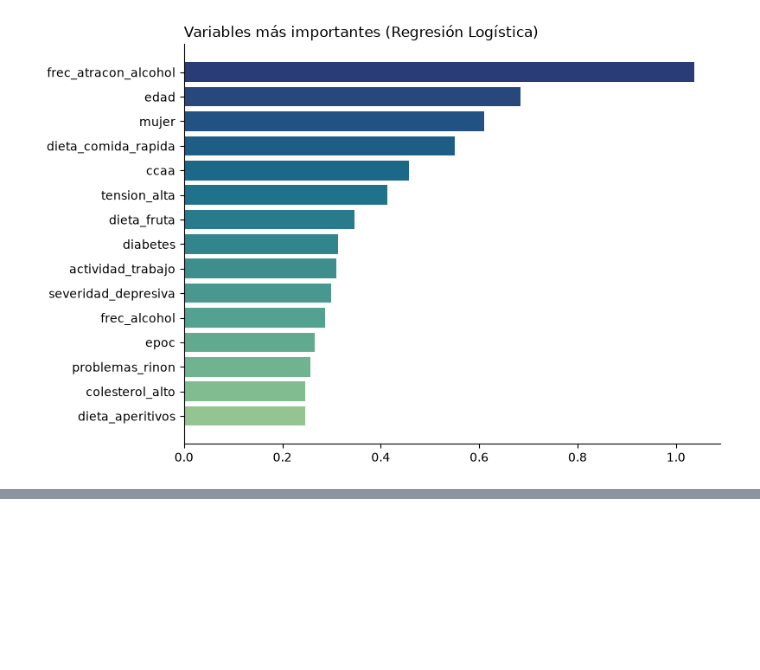
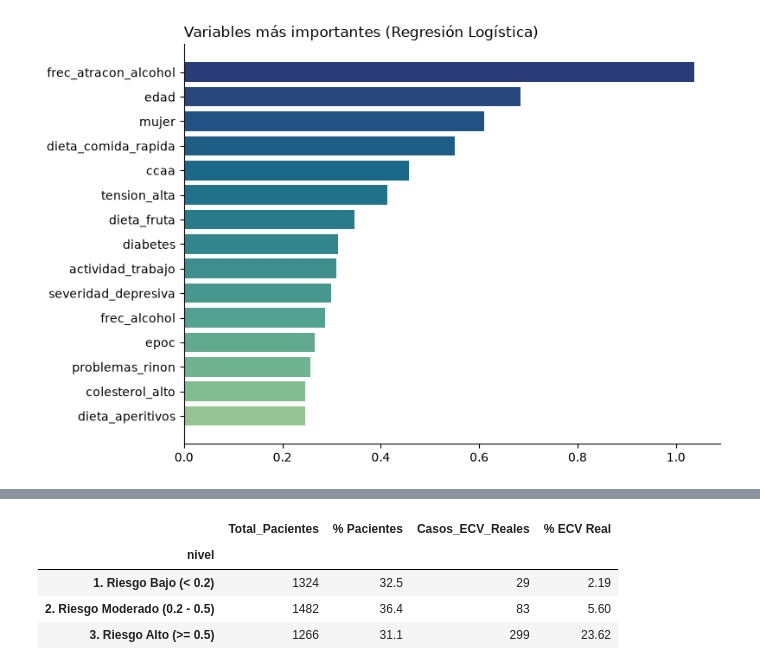
Before and after one commit to jorgeshzhndz/Riesgo_Cardiovascular_ML, a Jupyter notebook: notebooks/03_EntrenamientoEvaluación.ipynb, the cells around one changed output, grey strips where cells are left out. Saved outputs shown, nothing was run; the diff lists cells and outputs as text; code cells hidden in the pictures; blank space fills up the shorter version.

```diff
--- a/notebooks/03_EntrenamientoEvaluación.ipynb
+++ b/notebooks/03_EntrenamientoEvaluación.ipynb
@@ -391,3 +355,33 @@ display(resumen_riesgo[["Total_Pacientes", "% Pacientes", "Casos_ECV_Reales", "%
+# %%
+# --- ESTRATIFICACIÓN POR NIVELES DE RIESGO ---
+CORTES = (0.2, 0.5)
+NIVELES = ["1. Riesgo Bajo (< 0.2)", "2. Riesgo Moderado (0.2 - 0.5)", "3. Riesgo Alto (>= 0.5)"]
+
+def clasificar_riesgo(modelo, X, cortes=CORTES):
+    p = modelo.predict_proba(X)[:, 1]
+    nivel = np.select([p < cortes[0], p < cortes[1]], NIVELES[:2], default=NIVELES[2])
+    return pd.DataFrame({"probabilidad": p, "nivel": nivel}, index=X.index)
+
+# Aplicamos la función a test
+df_riesgo = clasificar_riesgo(modelo_final, X_test)
+df_riesgo["ECV_Real"] = y_test
+
+# Tabla resumen (igual que la tuya, cambiando el nombre de la columna)
+resumen_riesgo = df_riesgo.groupby("nivel").agg(
+    Total_Pacientes=("ECV_Real", "count"),
+    Casos_ECV_Reales=("ECV_Real", "sum"),
+    Prevalencia_Real=("ECV_Real", "mean")
+)
+resumen_riesgo["% Pacientes"] = (resumen_riesgo["Total_Pacientes"] / len(df_riesgo) * 100).round(1)
+resumen_riesgo["% ECV Real"] = (resumen_riesgo["Prevalencia_Real"] * 100).round(2)
+
+display(resumen_riesgo[["Total_Pacientes", "% Pacientes", "Casos_ECV_Reales", "% ECV Real"]])
+# %% [output]
+|  | Total_Pacientes | % Pacientes | Casos_ECV_Reales | % ECV Real |
+| nivel |  |  |  |  |
+| 1. Riesgo Bajo (< 0.2) | 1324 | 32.5 | 29 | 2.19 |
+| 2. Riesgo Moderado (0.2 - 0.5) | 1482 | 36.4 | 83 | 5.60 |
+| 3. Riesgo Alto (>= 0.5) | 1266 | 31.1 | 299 | 23.62 |
 # %%
 plt.figure(figsize=(7, 4))
 ax = sns.barplot(x=resumen_riesgo.index, y=resumen_riesgo["% ECV Real"], palette=["#2ecc71", "#f39c12", "#e74c3c"])
```
Also changed, not shown: parts of 9 cells of this notebook, 2 other files.
